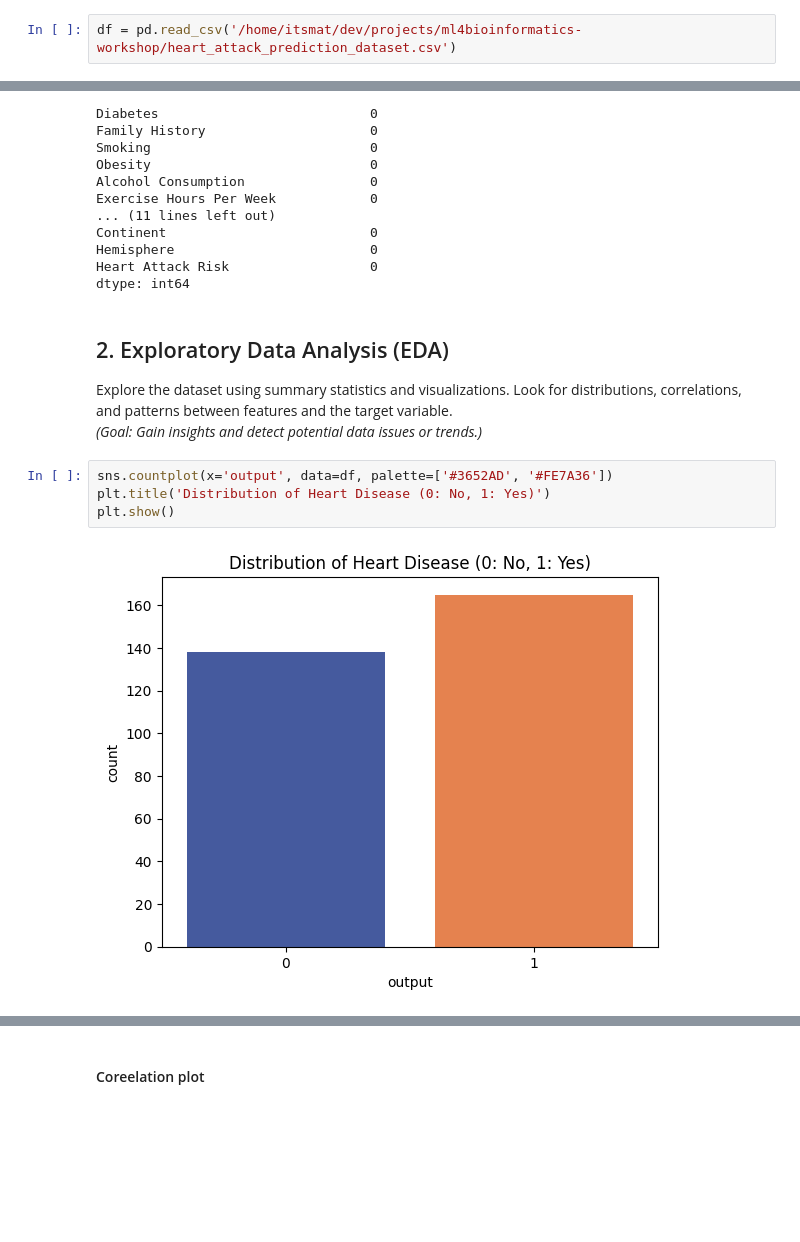
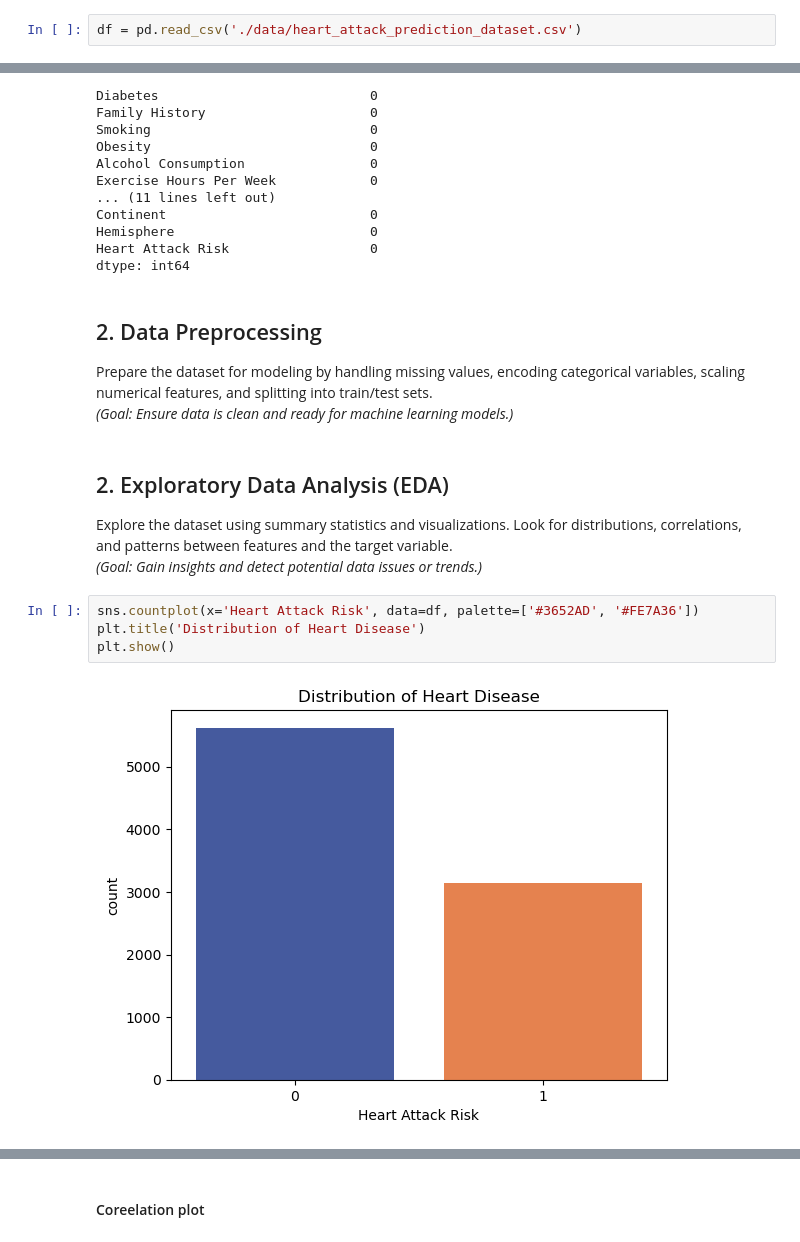
Before and after one commit to matin-ghasemi/ml4bioinformatics-workshop, a Jupyter notebook: ML_for_Bioinformatics.ipynb, the cells around one changed output, grey strips where cells are left out. Cells and saved outputs as stored; diff of their text form; blank space fills up the shorter version.

Commit message:
update dataset

```diff
--- a/ML_for_Bioinformatics.ipynb
+++ b/ML_for_Bioinformatics.ipynb
@@ -57,7 +59,7 @@ import seaborn as sns
 # %% [markdown]
 ### Read data and getting familiar with it
 # %%
-df = pd.read_csv('/home/itsmat/dev/projects/ml4bioinformatics-workshop/heart_attack_prediction_dataset.csv')
+df = pd.read_csv('./data/heart_attack_prediction_dataset.csv')
 # %%
 df.head()
 # %% [output]
@@ -121,13 +143,17 @@ Continent                          0
 Hemisphere                         0
 Heart Attack Risk                  0
 dtype: int64
+# %% [markdown]
+## 2. Data Preprocessing
+Prepare the dataset for modeling by handling missing values, encoding categorical variables, scaling numerical features, and splitting into train/test sets.
+*(Goal: Ensure data is clean and ready for machine learning models.)*
 # %% [markdown]
 ## 2. Exploratory Data Analysis (EDA)
 Explore the dataset using summary statistics and visualizations. Look for distributions, correlations, and patterns between features and the target variable.
 *(Goal: Gain insights and detect potential data issues or trends.)*
 # %%
-sns.countplot(x='output', data=df, palette=['#3652AD', '#FE7A36'])
-plt.title('Distribution of Heart Disease (0: No, 1: Yes)')
+sns.countplot(x='Heart Attack Risk', data=df, palette=['#3652AD', '#FE7A36'])
+plt.title('Distribution of Heart Disease')
 plt.show()
 # %% [output]
-[figure, old version]
+[figure, new version]
```
Also changed, not shown: parts of 5 cells of this notebook.
